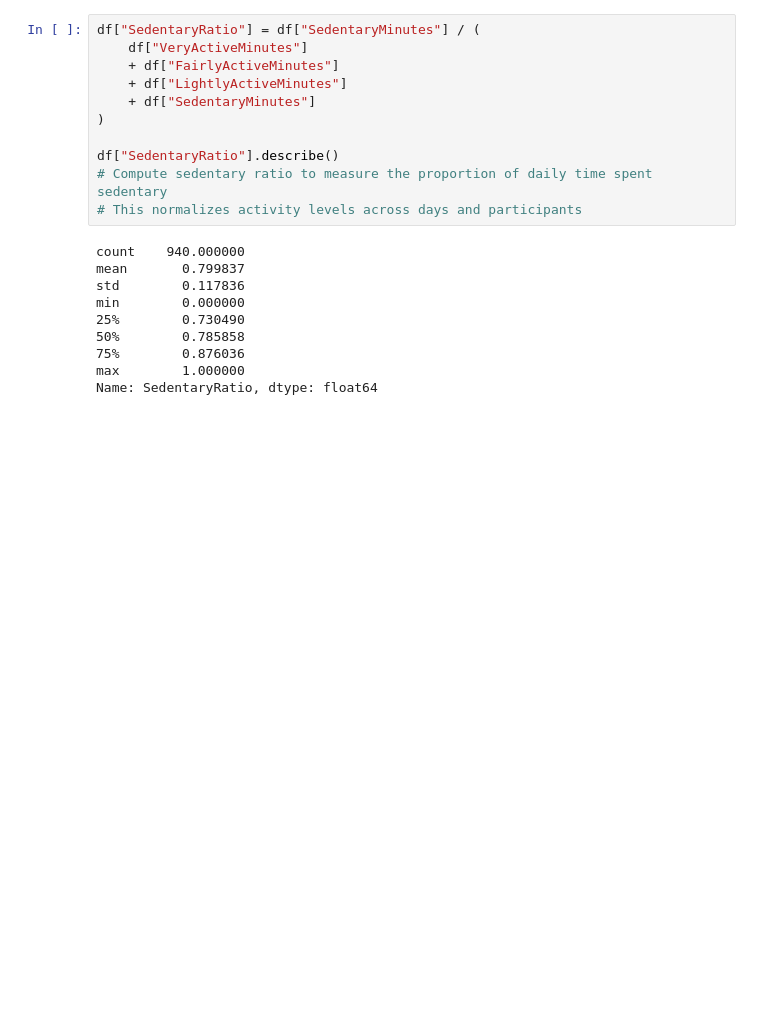
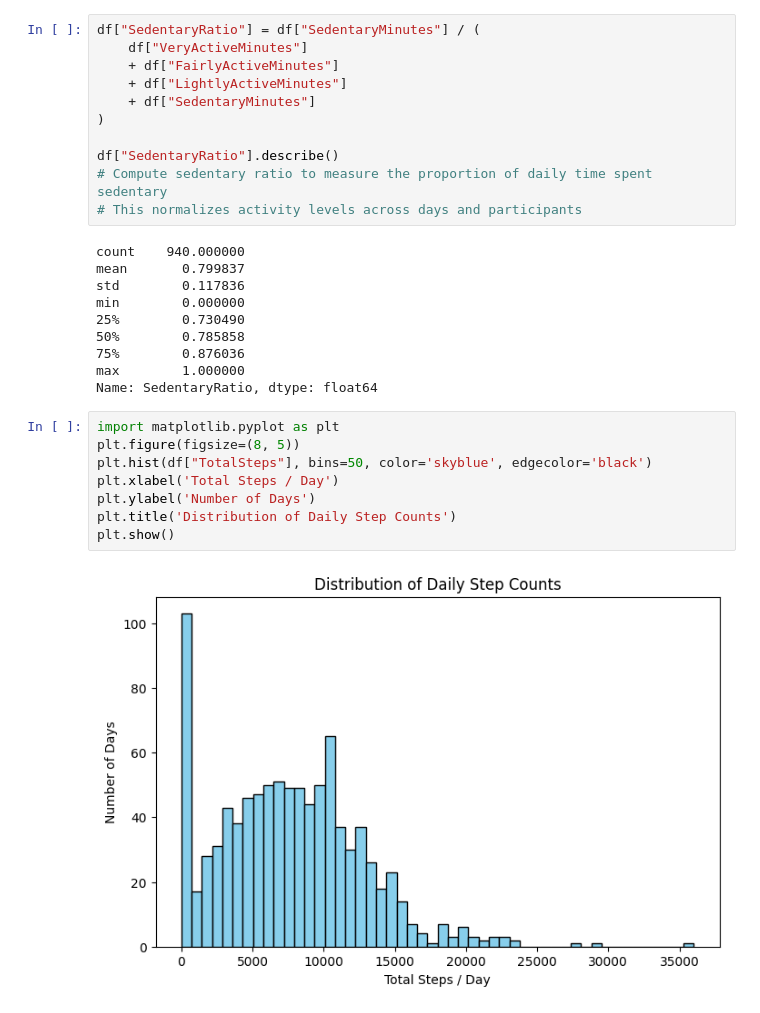
Before and after one commit to Mxhib/Fitness-Activity-Data-Analysis, a Jupyter notebook: data/notebooks/analysis.ipynb, the cells around one changed output. Drawn from its saved outputs; the diff is of its cells as text; blank space fills up the shorter version.

Commit message:
Added "Distrtibution of Daily Step Counts" Histogram

```diff
--- a/data/notebooks/analysis.ipynb
+++ b/data/notebooks/analysis.ipynb
@@ -167,3 +167,13 @@ min        0.000000
 75%        0.876036
 max        1.000000
 Name: SedentaryRatio, dtype: float64
+# %%
+import matplotlib.pyplot as plt
+plt.figure(figsize=(8, 5))
+plt.hist(df["TotalSteps"], bins=50, color='skyblue', edgecolor='black')
+plt.xlabel('Total Steps / Day')
+plt.ylabel('Number of Days')
+plt.title('Distribution of Daily Step Counts')
+plt.show()
+# %% [output]
+[figure, added]
```
